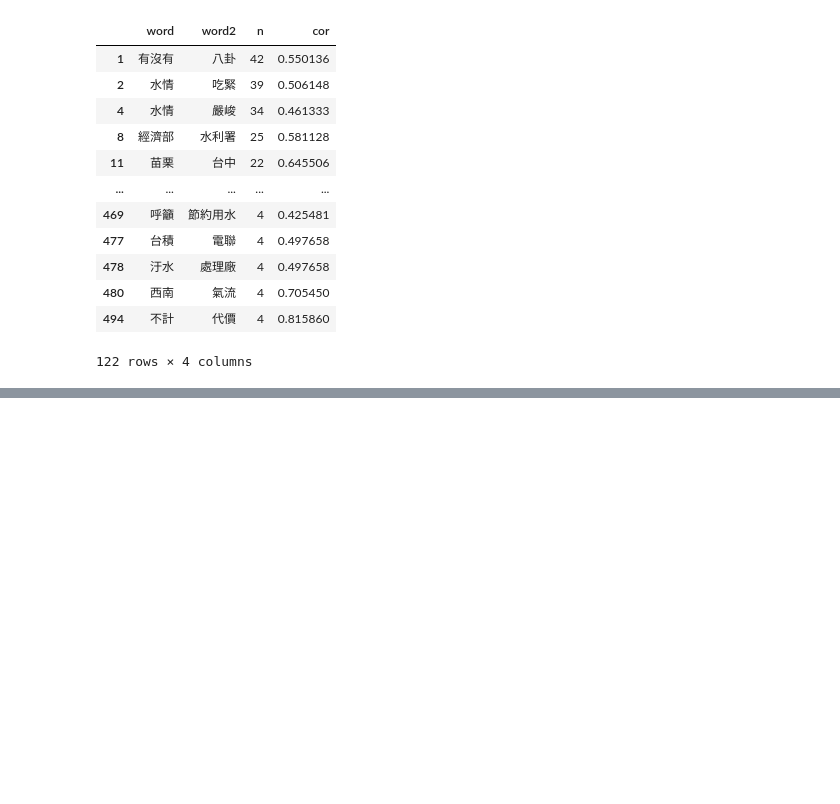
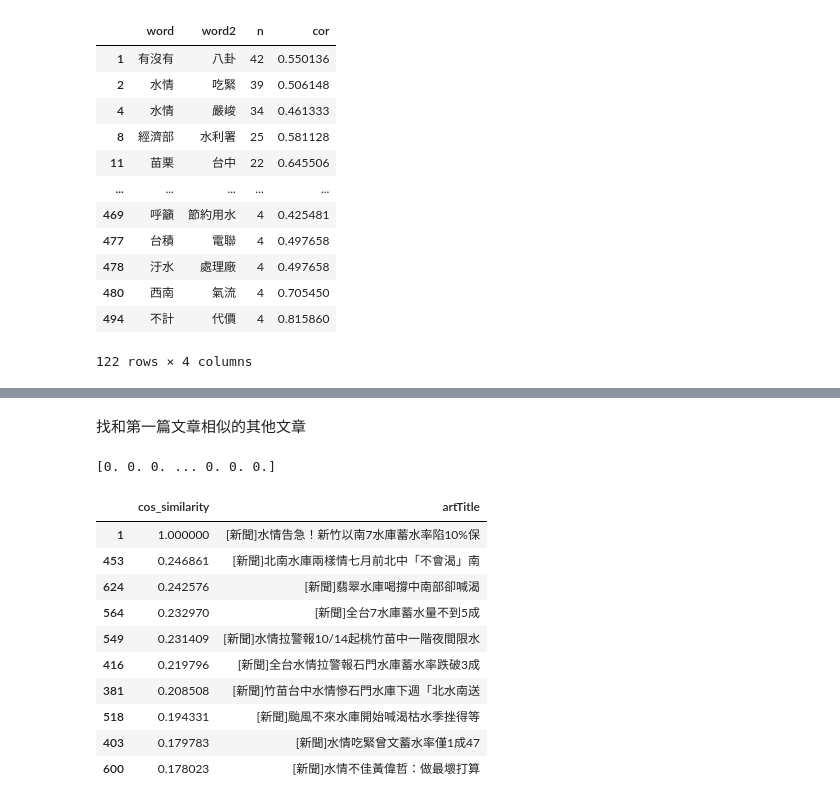
Before and after one commit to Text-Analytics-and-Retrieval/SMA_2021F, a Jupyter notebook: week8/week8_zh.ipynb, the cells around one changed output, grey strips where cells are left out. Cells and saved outputs as stored; diff of their text form; code cells hidden in the pictures; blank space fills up the shorter version.

```diff
--- a/week8/week8_zh.ipynb
+++ b/week8/week8_zh.ipynb
@@ -667,0 +870,32 @@ plt.show()
+# %%
+# 計算 cosine_similarity
+def cosine_similarity(vector):
+    cos_list = []
+    for i in tfidf.toarray():
+        score = np.dot(vector, i)  / (norm(vector) * norm(i))
+        cos_list.append(score)
+    df = pd.DataFrame(cos_list, columns=["cos_similarity"])
+    return df
+# %% [markdown]
+找和第一篇文章相似的其他文章
+# %%
+print(tfidf.toarray()[1])
+cos_df = cosine_similarity(tfidf.toarray()[1])
+# %% [output]
+[0. 0. 0. ... 0. 0. 0.]
+# %%
+cos_df = cos_df.merge(data_cos, how = 'left', left_index=True, right_index=True)
+# cos_df.head()
+cos_df.loc[:,["cos_similarity","artTitle"]].sort_values(by=['cos_similarity'], ascending=False).head(10)
+# %% [output]
+|  | cos_similarity | artTitle |
+| 1 | 1.000000 | [新聞]水情告急！新竹以南7水庫蓄水率陷10%保 |
+| 453 | 0.246861 | [新聞]北南水庫兩樣情七月前北中「不會渴」南 |
+| 624 | 0.242576 | [新聞]翡翠水庫喝撐中南部卻喊渴 |
+| 564 | 0.232970 | [新聞]全台7水庫蓄水量不到5成 |
+| 549 | 0.231409 | [新聞]水情拉警報10/14起桃竹苗中一階夜間限水 |
+| 416 | 0.219796 | [新聞]全台水情拉警報石門水庫蓄水率跌破3成 |
+| 381 | 0.208508 | [新聞]竹苗台中水情慘石門水庫下週「北水南送 |
+| 518 | 0.194331 | [新聞]颱風不來水庫開始喊渴枯水季挫得等 |
+| 403 | 0.179783 | [新聞]水情吃緊曾文蓄水率僅1成47 |
+| 600 | 0.178023 | [新聞]水情不佳黃偉哲：做最壞打算 |
```
Also changed, not shown: parts of 56 cells of this notebook, 2 other files.
